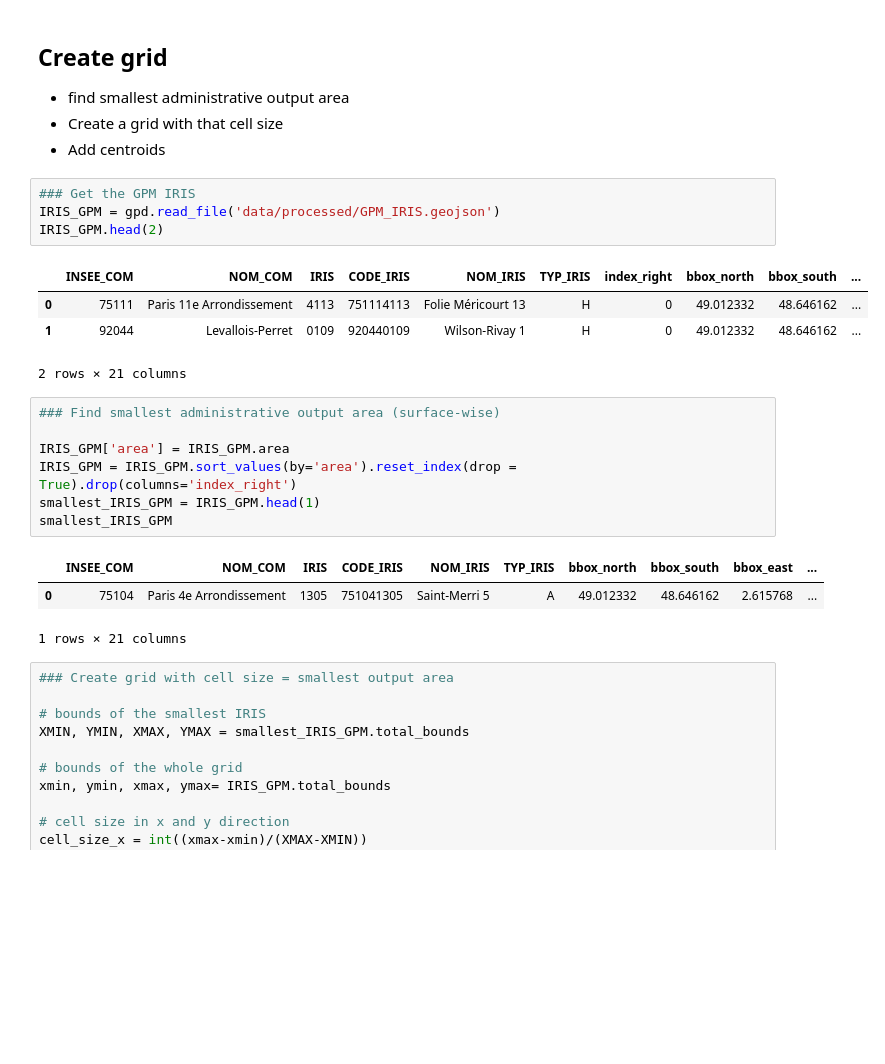
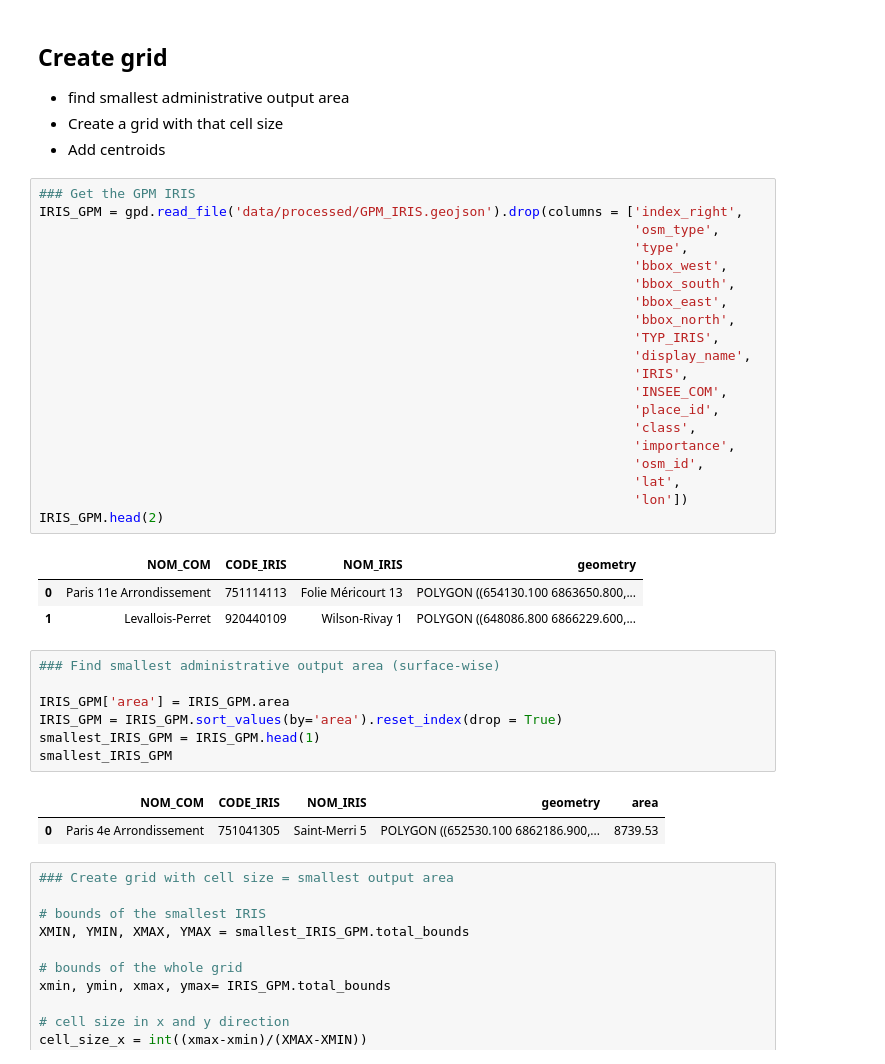
Before and after one commit to AurianeTec/Thesis, a Jupyter notebook: create_grid.ipynb, the cells around one changed output. Cells and saved outputs as stored; diff of their text form; blank space fills up the shorter version.

```diff
--- a/create_grid.ipynb
+++ b/create_grid.ipynb
@@ -80,24 +70,38 @@ IRIS_GPM.to_file('data/processed/GPM_IRIS.geojson', driver = 'GeoJSON')
 - Add centroids
 # %%
 ### Get the GPM IRIS
-IRIS_GPM = gpd.read_file('data/processed/GPM_IRIS.geojson')
+IRIS_GPM = gpd.read_file('data/processed/GPM_IRIS.geojson').drop(columns = ['index_right',
+                                                                            'osm_type',
+                                                                            'type',
+                                                                            'bbox_west',
+                                                                            'bbox_south',
+                                                                            'bbox_east',
+                                                                            'bbox_north',
+                                                                            'TYP_IRIS',
+                                                                            'display_name',
+                                                                            'IRIS',
+                                                                            'INSEE_COM',
+                                                                            'place_id',
+                                                                            'class',
+                                                                            'importance',
+                                                                            'osm_id',
+                                                                            'lat',
+                                                                            'lon'])
 IRIS_GPM.head(2)
 # %% [output]
-|  | INSEE_COM | NOM_COM | IRIS | CODE_IRIS | NOM_IRIS | TYP_IRIS | index_right | bbox_north | bbox_south | ... |
-| 0 | 75111 | Paris 11e Arrondissement | 4113 | 751114113 | Folie Méricourt 13 | H | 0 | 49.012332 | 48.646162 | ... |
-| 1 | 92044 | Levallois-Perret | 0109 | 920440109 | Wilson-Rivay 1 | H | 0 | 49.012332 | 48.646162 | ... |
+|  | NOM_COM | CODE_IRIS | NOM_IRIS | geometry |
+| 0 | Paris 11e Arrondissement | 751114113 | Folie Méricourt 13 | POLYGON ((654130.100 6863650.800,... |
+| 1 | Levallois-Perret | 920440109 | Wilson-Rivay 1 | POLYGON ((648086.800 6866229.600,... |
-2 rows × 21 columns
 # %%
 ### Find smallest administrative output area (surface-wise)
 
 IRIS_GPM['area'] = IRIS_GPM.area
-IRIS_GPM = IRIS_GPM.sort_values(by='area').reset_index(drop = True).drop(columns='index_right')
+IRIS_GPM = IRIS_GPM.sort_values(by='area').reset_index(drop = True)
 smallest_IRIS_GPM = IRIS_GPM.head(1)
 smallest_IRIS_GPM
 # %% [output]
-|  | INSEE_COM | NOM_COM | IRIS | CODE_IRIS | NOM_IRIS | TYP_IRIS | bbox_north | bbox_south | bbox_east | ... |
-| 0 | 75104 | Paris 4e Arrondissement | 1305 | 751041305 | Saint-Merri 5 | A | 49.012332 | 48.646162 | 2.615768 | ... |
+|  | NOM_COM | CODE_IRIS | NOM_IRIS | geometry | area |
+| 0 | Paris 4e Arrondissement | 751041305 | Saint-Merri 5 | POLYGON ((652530.100 6862186.900,... | 8739.53 |
-1 rows × 21 columns
 # %%
 ### Create grid with cell size = smallest output area
 
```
Also changed, not shown: parts of 3 cells of this notebook, 1 other file.
